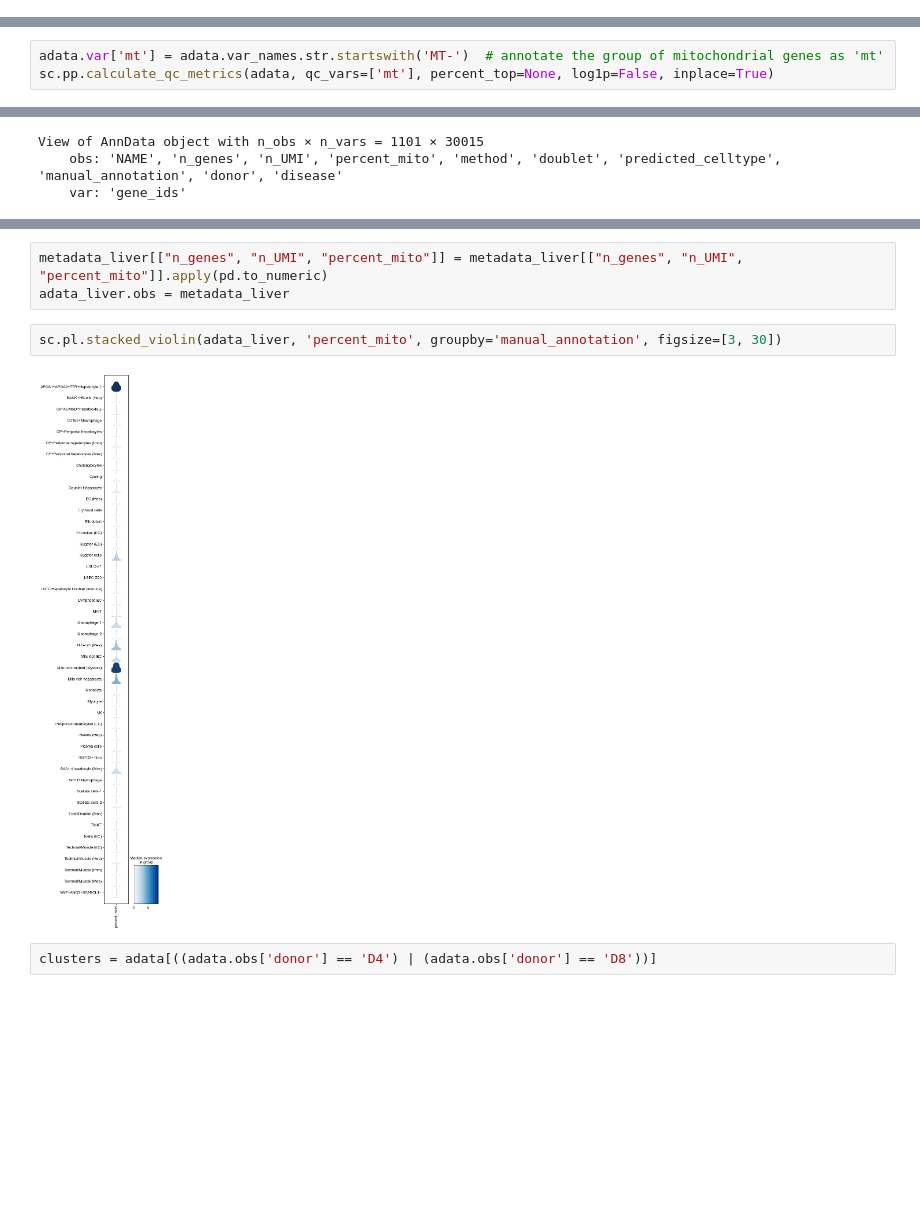
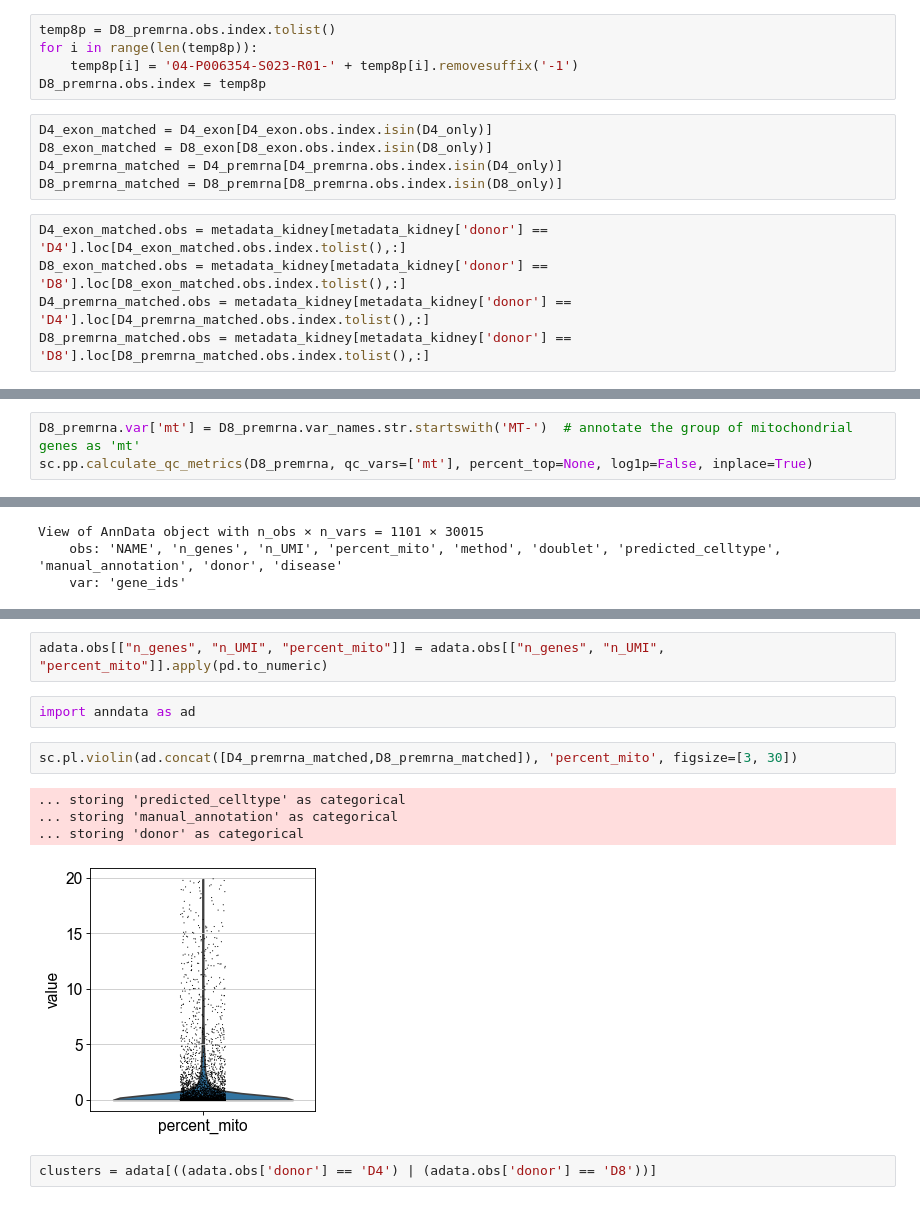
Before and after one commit to axcyoung/scanpy-tutorials, a Jupyter notebook: pbmc3k.ipynb, the cells around one changed output, grey strips where cells are left out. Drawn from its saved outputs; the diff is of its cells as text; blank space fills up the shorter version.

```diff
--- a/pbmc3k.ipynb
+++ b/pbmc3k.ipynb
@@ -41,0 +104,15 @@ results_file = 'write/SCP1214.h5ad'  # the file that will store the analysis res
+# %%
+temp8p = D8_premrna.obs.index.tolist()
+for i in range(len(temp8p)):
+    temp8p[i] = '04-P006354-S023-R01-' + temp8p[i].removesuffix('-1')
+D8_premrna.obs.index = temp8p
+# %%
+D4_exon_matched = D4_exon[D4_exon.obs.index.isin(D4_only)]
+D8_exon_matched = D8_exon[D8_exon.obs.index.isin(D8_only)]
+D4_premrna_matched = D4_premrna[D4_premrna.obs.index.isin(D4_only)]
+D8_premrna_matched = D8_premrna[D8_premrna.obs.index.isin(D8_only)]
+# %%
+D4_exon_matched.obs = metadata_kidney[metadata_kidney['donor'] == 'D4'].loc[D4_exon_matched.obs.index.tolist(),:]
+D8_exon_matched.obs = metadata_kidney[metadata_kidney['donor'] == 'D8'].loc[D8_exon_matched.obs.index.tolist(),:]
+D4_premrna_matched.obs = metadata_kidney[metadata_kidney['donor'] == 'D4'].loc[D4_premrna_matched.obs.index.tolist(),:]
+D8_premrna_matched.obs = metadata_kidney[metadata_kidney['donor'] == 'D8'].loc[D8_premrna_matched.obs.index.tolist(),:]
@@ -125,8 +183,8 @@ Citing from "Simple Single Cell" workflows [(Lun, McCarthy & Marioni, 2017)](htt
 # %% [markdown]
 With `pp.calculate_qc_metrics`, we can compute many metrics very efficiently.
 # %%
-adata.var['mt'] = adata.var_names.str.startswith('MT-')  # annotate the group of mitochondrial genes as 'mt'
-sc.pp.calculate_qc_metrics(adata, qc_vars=['mt'], percent_top=None, log1p=False, inplace=True)
+D8_premrna.var['mt'] = D8_premrna.var_names.str.startswith('MT-')  # annotate the group of mitochondrial genes as 'mt'
+sc.pp.calculate_qc_metrics(D8_premrna, qc_vars=['mt'], percent_top=None, log1p=False, inplace=True)
 # %% [markdown]
 A violin plot of some of the computed quality measures:
 
@@ -618,10 +835,14 @@ metadata_liver
 # %%
-metadata_liver[["n_genes", "n_UMI", "percent_mito"]] = metadata_liver[["n_genes", "n_UMI", "percent_mito"]].apply(pd.to_numeric)
-adata_liver.obs = metadata_liver
+adata.obs[["n_genes", "n_UMI", "percent_mito"]] = adata.obs[["n_genes", "n_UMI", "percent_mito"]].apply(pd.to_numeric)
+# %%
+import anndata as ad
 # %%
-sc.pl.stacked_violin(adata_liver, 'percent_mito', groupby='manual_annotation', figsize=[3, 30])
+sc.pl.violin(ad.concat([D4_premrna_matched,D8_premrna_matched]), 'percent_mito', figsize=[3, 30])
 # %% [output]
+... storing 'predicted_celltype' as categorical
+... storing 'manual_annotation' as categorical
+... storing 'donor' as categorical
-[figure, old version]
+[figure, new version]
 # %%
 clusters = adata[((adata.obs['donor'] == 'D4') | (adata.obs['donor'] == 'D8'))]
 # %%
```
Also changed, not shown: parts of 56 cells of this notebook.
